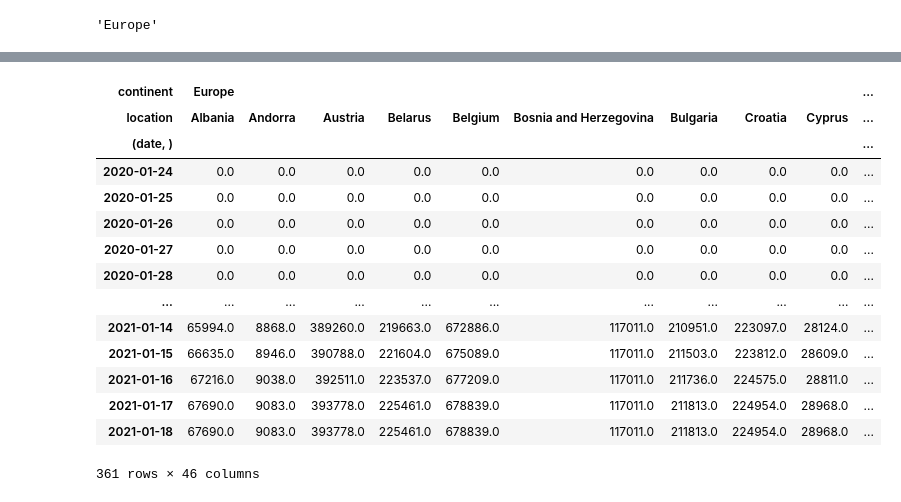
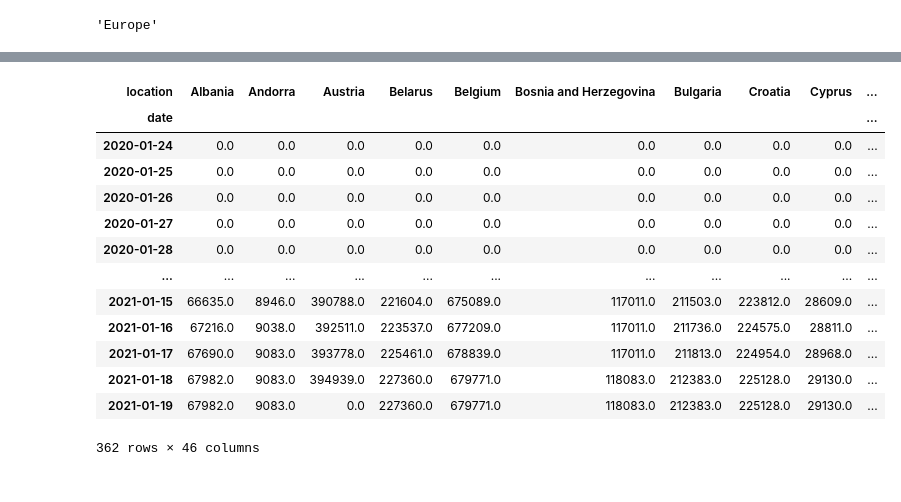
Before and after one commit to grundius1/coronavirus_bar_race, a Jupyter notebook: corona.ipynb, the cells around one changed output, grey strips where cells are left out. Saved outputs shown, nothing was run; the diff lists cells and outputs as text; code cells hidden in the pictures.

```diff
--- a/corona.ipynb
+++ b/corona.ipynb
@@ -369,6 +360,6 @@ list(set(data.continent.values))
 # %%
 continent = widgets.Select(
-    options=['Europe', 'Oceania', 'Africa', 'Asia', 'North America', 'South America'],
+    options=list(set(data.continent.values)),
     value='Europe',
     # rows=10,
     description='continent:',
@@ -385,25 +392,24 @@ continent.value
 # %%
-df_values2, df_ranks2 = bcr.prepare_long_data(data[data.continent==continent.value], index='date', columns=['continent','location'],
+df_values2, df_ranks2 = bcr.prepare_long_data(data[data.continent==continent.value], index='date', columns=['location'],
                                             values='total_cases', steps_per_period=1)
 
 df_values2 = df_values2.fillna(0)
 df_values2
 # %% [output]
-| continent | Europe |  |  |  |  |  |  |  |  | ... |
 | location | Albania | Andorra | Austria | Belarus | Belgium | Bosnia and Herzegovina | Bulgaria | Croatia | Cyprus | ... |
-| (date, ) |  |  |  |  |  |  |  |  |  | ... |
+| date |  |  |  |  |  |  |  |  |  | ... |
 | 2020-01-24 | 0.0 | 0.0 | 0.0 | 0.0 | 0.0 | 0.0 | 0.0 | 0.0 | 0.0 | ... |
 | 2020-01-25 | 0.0 | 0.0 | 0.0 | 0.0 | 0.0 | 0.0 | 0.0 | 0.0 | 0.0 | ... |
 | 2020-01-26 | 0.0 | 0.0 | 0.0 | 0.0 | 0.0 | 0.0 | 0.0 | 0.0 | 0.0 | ... |
 | 2020-01-27 | 0.0 | 0.0 | 0.0 | 0.0 | 0.0 | 0.0 | 0.0 | 0.0 | 0.0 | ... |
 | 2020-01-28 | 0.0 | 0.0 | 0.0 | 0.0 | 0.0 | 0.0 | 0.0 | 0.0 | 0.0 | ... |
 | ... | ... | ... | ... | ... | ... | ... | ... | ... | ... | ... |
-| 2021-01-14 | 65994.0 | 8868.0 | 389260.0 | 219663.0 | 672886.0 | 117011.0 | 210951.0 | 223097.0 | 28124.0 | ... |
 | 2021-01-15 | 66635.0 | 8946.0 | 390788.0 | 221604.0 | 675089.0 | 117011.0 | 211503.0 | 223812.0 | 28609.0 | ... |
 | 2021-01-16 | 67216.0 | 9038.0 | 392511.0 | 223537.0 | 677209.0 | 117011.0 | 211736.0 | 224575.0 | 28811.0 | ... |
 | 2021-01-17 | 67690.0 | 9083.0 | 393778.0 | 225461.0 | 678839.0 | 117011.0 | 211813.0 | 224954.0 | 28968.0 | ... |
-| 2021-01-18 | 67690.0 | 9083.0 | 393778.0 | 225461.0 | 678839.0 | 117011.0 | 211813.0 | 224954.0 | 28968.0 | ... |
+| 2021-01-18 | 67982.0 | 9083.0 | 394939.0 | 227360.0 | 679771.0 | 118083.0 | 212383.0 | 225128.0 | 29130.0 | ... |
+| 2021-01-19 | 67982.0 | 9083.0 | 0.0 | 227360.0 | 679771.0 | 118083.0 | 212383.0 | 225128.0 | 29130.0 | ... |
-361 rows × 46 columns
+362 rows × 46 columns
 # %%
 %%time
 bcr.bar_chart_race(df=df_values2, n_bars=15,fixed_max=False,figsize=(5, 3),title=f'COVID-19 cases by Country in {continent.value}',
```
Also changed, not shown: parts of 21 cells of this notebook, 3 other files.
